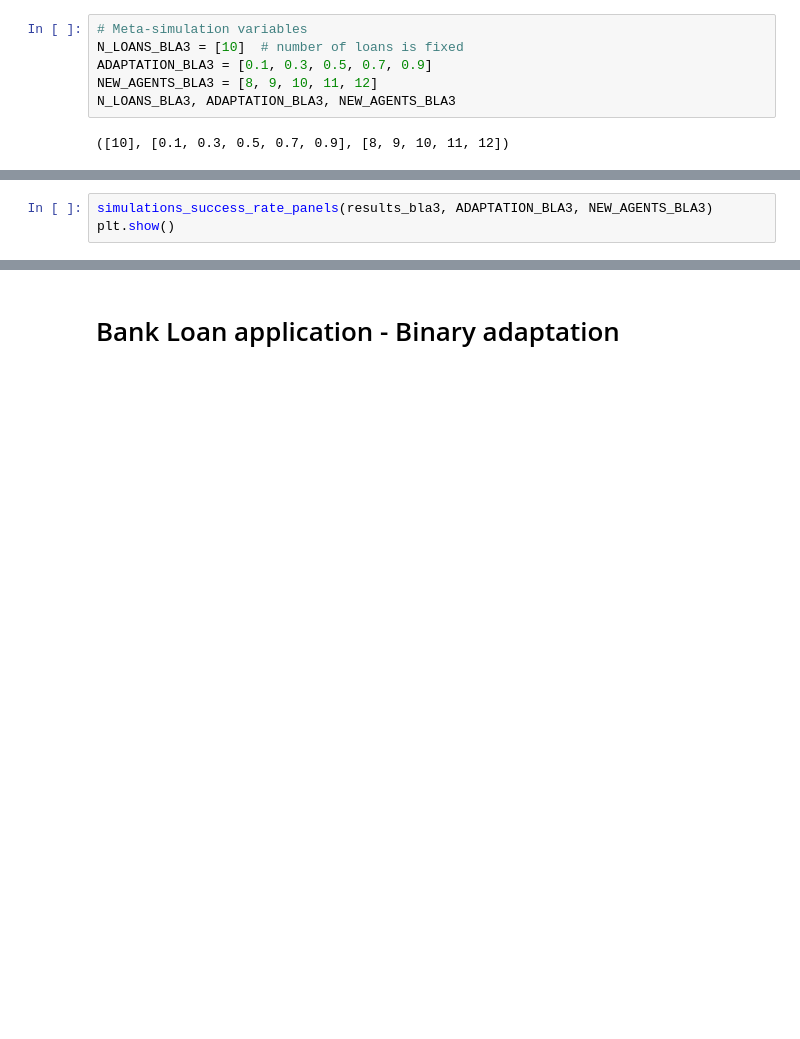
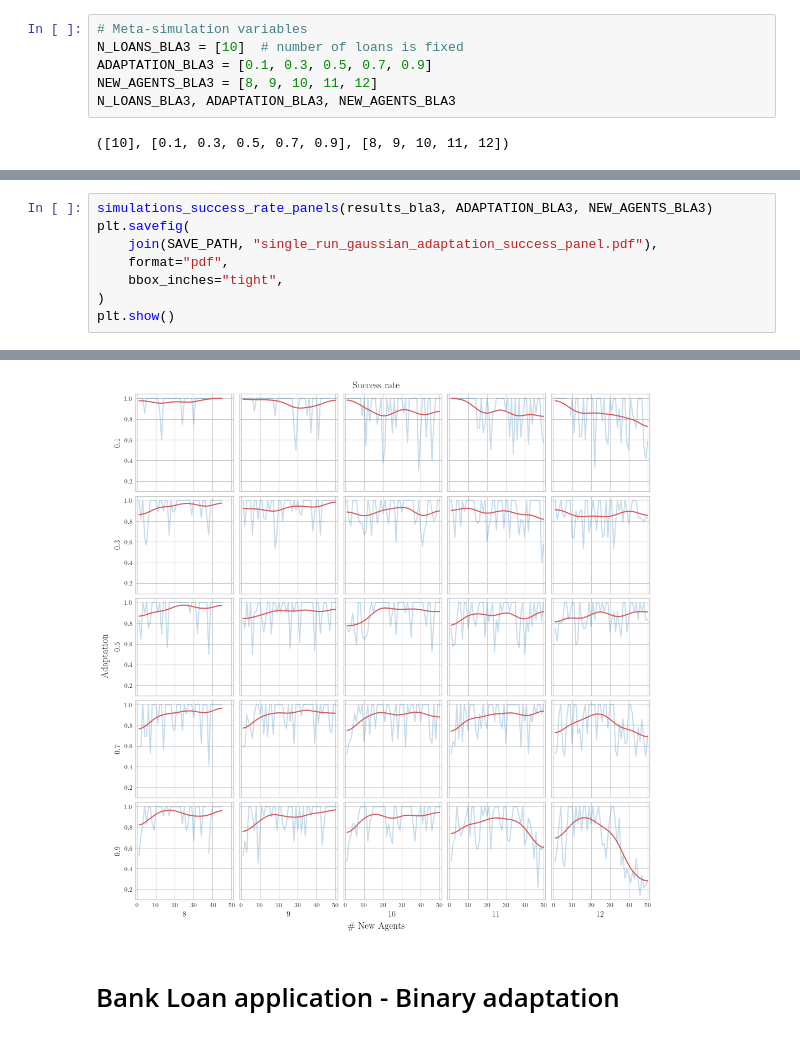
Before and after one commit to joaopfonseca/recourse-over-time, a Jupyter notebook: notebooks/2.0-meta-simulation.ipynb, the cells around one changed output, grey strips where cells are left out. Saved outputs shown, nothing was run; the diff lists cells and outputs as text; blank space fills up the shorter version.

```diff
--- a/notebooks/2.0-meta-simulation.ipynb
+++ b/notebooks/2.0-meta-simulation.ipynb
@@ -88,3 +101,9 @@ plt.show()
 # %%
 simulations_success_rate_panels(results_bla3, ADAPTATION_BLA3, NEW_AGENTS_BLA3)
+plt.savefig(
+    join(SAVE_PATH, "single_run_gaussian_adaptation_success_panel.pdf"),
+    format="pdf",
+    bbox_inches="tight",
+)
 plt.show()
+# %% [output]
@@ -91,3 +113,4 @@ plt.show()
+[figure, added]
 # %% [markdown]
 # Bank Loan application - Binary adaptation
 # %%
```
Also changed, not shown: parts of 12 cells of this notebook, 15 other files.
